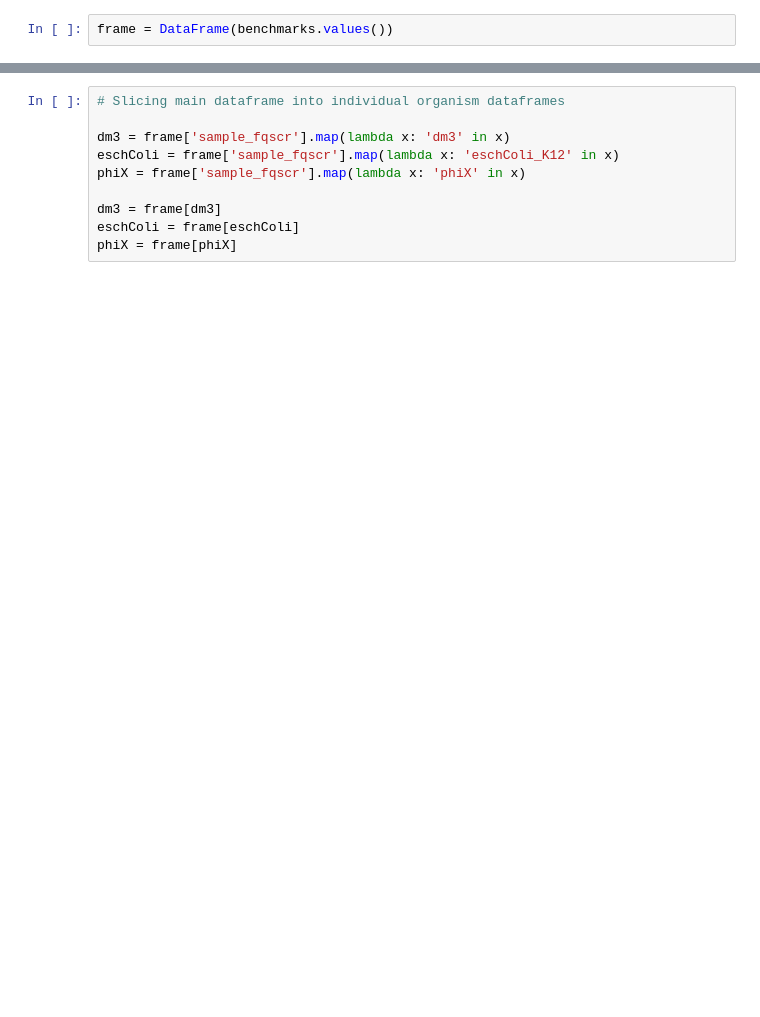
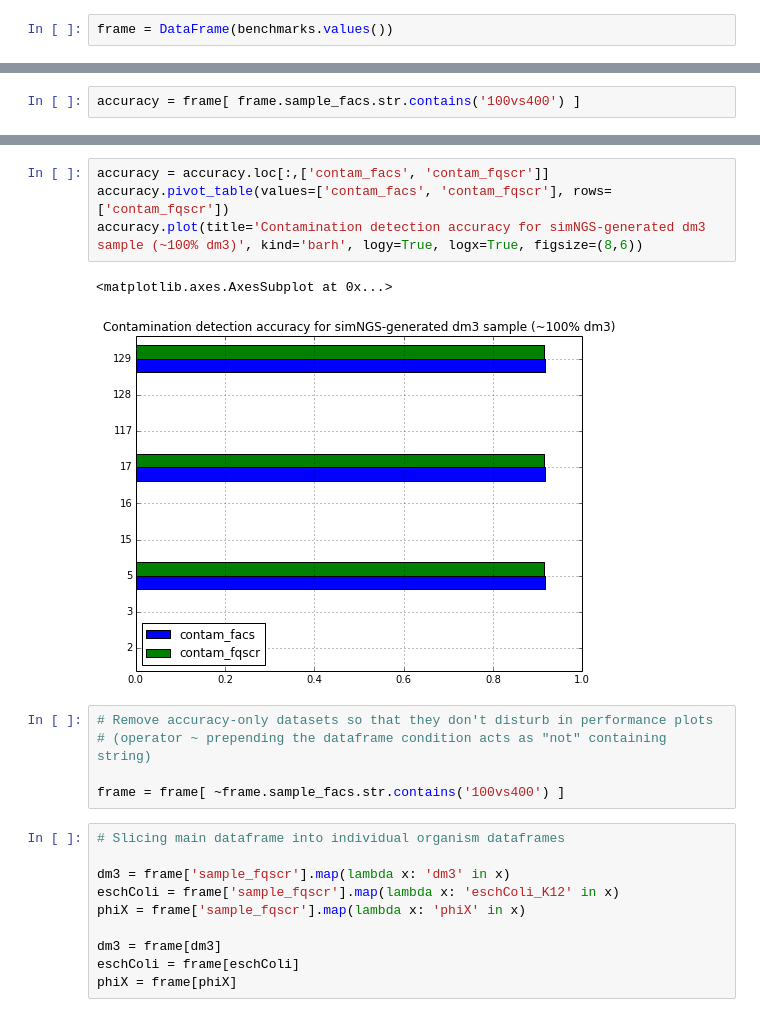
Before and after one commit to SciLifeLab/facs, a Jupyter notebook: facs/utils/benchmarks_facs.ipynb, the cells around one changed output, grey strips where cells are left out. Cells and saved outputs as stored; diff of their text form; blank space fills up the shorter version.

```diff
--- a/facs/utils/benchmarks_facs.ipynb
+++ b/facs/utils/benchmarks_facs.ipynb
@@ -73,0 +70,2 @@ frame.describe()
+# %%
+accuracy = frame[ frame.sample_facs.str.contains('100vs400') ]
@@ -74,3 +85,15 @@ frame.describe()
+# %%
+accuracy = accuracy.loc[:,['contam_facs', 'contam_fqscr']]
+accuracy.pivot_table(values=['contam_facs', 'contam_fqscr'], rows=['contam_fqscr'])
+accuracy.plot(title='Contamination detection accuracy for simNGS-generated dm3 sample (~100% dm3)', kind='barh', logy=True, logx=True, figsize=(8,6))
+# %% [output]
+<matplotlib.axes.AxesSubplot at 0x...>
+[figure, added]
+# %%
+# Remove accuracy-only datasets so that they don't disturb in performance plots
+# (operator ~ prepending the dataframe condition acts as "not" containing string)
+
+frame = frame[ ~frame.sample_facs.str.contains('100vs400') ]
 # %%
 # Slicing main dataframe into individual organism dataframes
 
```
Also changed, not shown: parts of 14 cells of this notebook.
